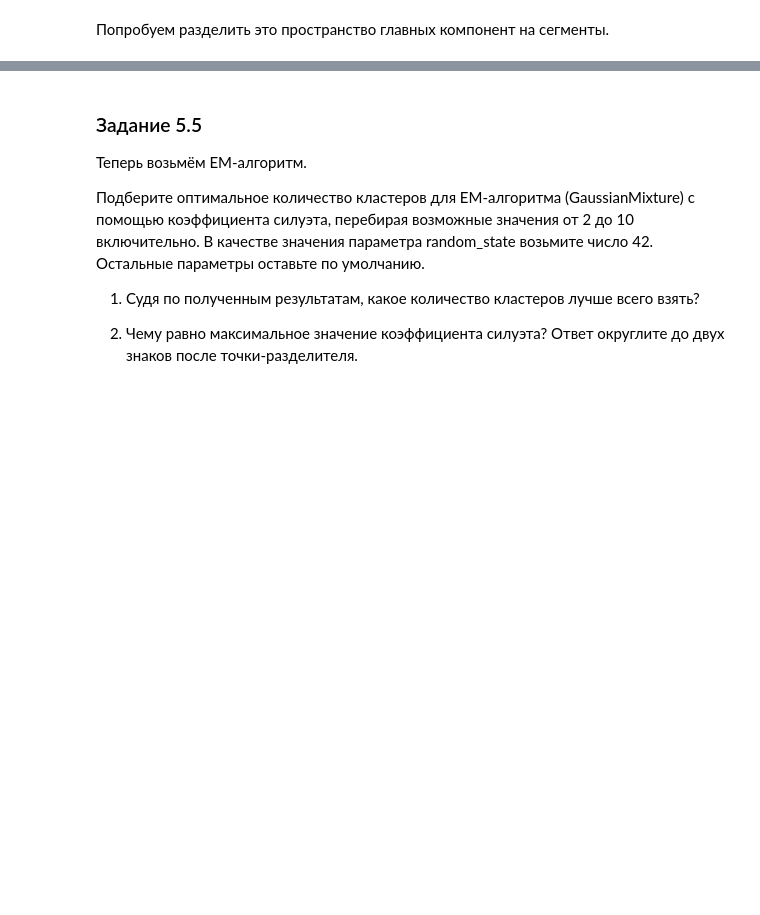
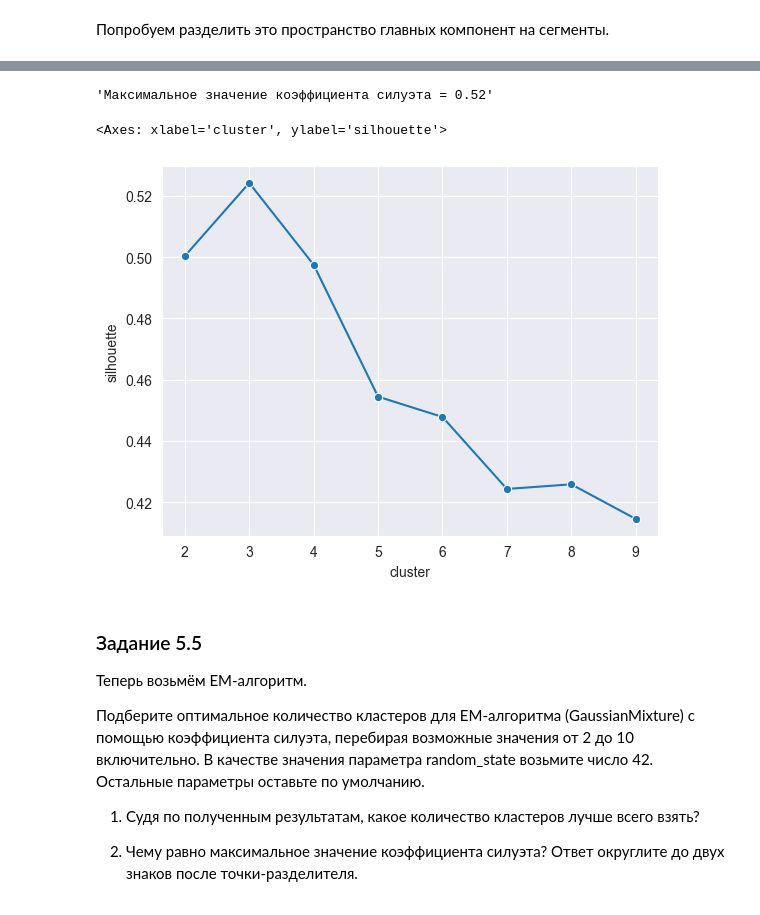
Before and after one commit to PlatArs/PROJECT-6, a Jupyter notebook: Project_6.ipynb, the cells around one changed output, grey strips where cells are left out. Cells and saved outputs as stored; diff of their text form; code cells hidden in the pictures; blank space fills up the shorter version.

```diff
--- a/Project_6.ipynb
+++ b/Project_6.ipynb
@@ -662,3 +685,27 @@ NameError: name 'rfm_table_processed' is not defined
+# %%
+def get_silhouette_kmeans(cluster_num, X):
+    k_means =  KMeans(n_clusters=cluster_num, init='k-means++', random_state=42)
+    k_means.fit(X)
+    silhouette = silhouette_score(X, k_means.predict(X))
+    return silhouette
+
+silhouette_res = {"silhouette": [], "cluster": []}
+
+X = rfm_table_processed
+
+for cluster_num in range(2, 10):
+    silhouette_res["silhouette"].append(get_silhouette_kmeans(cluster_num, X))
+    silhouette_res["cluster"].append(cluster_num)
+
+silhouette_df_kmeans = pd.DataFrame(silhouette_res)
+display(f'Максимальное значение коэффициента силуэта = {silhouette_df_kmeans['silhouette'].max():.2f}')
+
+sns.set_style("darkgrid")
+sns.lineplot(data=silhouette_df_kmeans, x="cluster", y="silhouette", marker= "o")
+# %% [output]
+'Максимальное значение коэффициента силуэта = 0.52'
+<Axes: xlabel='cluster', ylabel='silhouette'>
+[figure, added]
 # %% [markdown]
 ### Задание 5.5
 Теперь возьмём EM-алгоритм.
```
Also changed, not shown: parts of 7 cells of this notebook.
